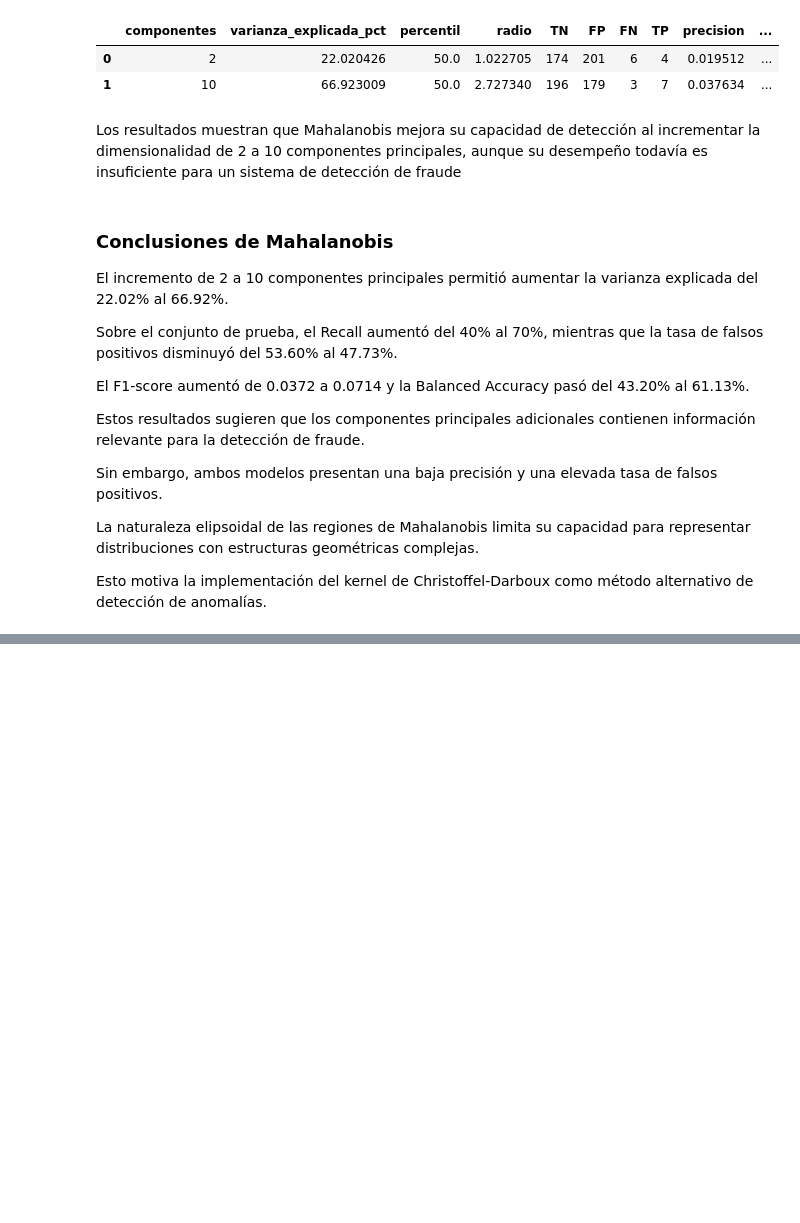
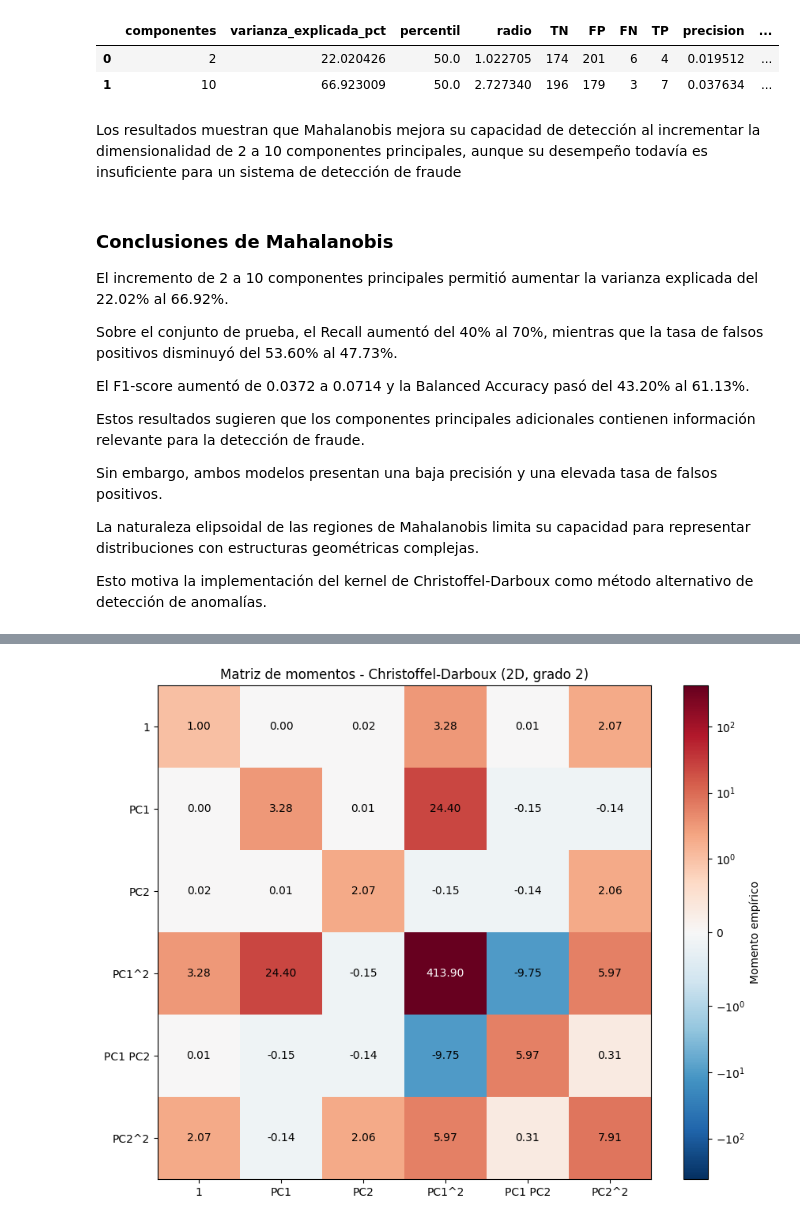
Before and after one commit to IvanSotomyor/financial_fraud_detector, a Jupyter notebook: notebooks/main.ipynb, the cells around one changed output, grey strips where cells are left out. Cells and saved outputs as stored; diff of their text form; code cells hidden in the pictures; blank space fills up the shorter version.

```diff
--- a/notebooks/main.ipynb
+++ b/notebooks/main.ipynb
@@ -2244,0 +2780,18 @@ de anomalías.
+# %%
+N, m = D_legit_2d.shape
+
+# Matriz de momentos empírica
+M_2d = (D_legit_2d.T @ D_legit_2d) / N
+
+print(f"Número de observaciones: {N}")
+print(f"Número de monomios: {m}")
+print(f"Dimensiones de D: {D_legit_2d.shape}")
+print(f"Dimensiones de M: {M_2d.shape}")
+
+df_momentos_2d = pd.DataFrame(
+    M_2d,
+    index=nombres_monomios,
+    columns=nombres_monomios
+)
+
+display(df_momentos_2d.round(4))
@@ -2244,0 +2955,55 @@ de anomalías.
+# %%
+# Visualización de la matriz de momentos
+from matplotlib.colors import SymLogNorm
+
+fig, ax = plt.subplots(figsize=(9, 7))
+
+limite = np.abs(M_2d).max()
+
+im = ax.imshow(
+    M_2d,
+    cmap="RdBu_r",
+    norm=SymLogNorm(
+        linthresh=1,
+        vmin=-limite,
+        vmax=limite
+    )
+)
+
+ax.set_xticks(np.arange(m))
+ax.set_yticks(np.arange(m))
+
+ax.set_xticklabels(nombres_monomios)
+ax.set_yticklabels(nombres_monomios)
+
+for i in range(m):
+    for j in range(m):
+
+        valor = M_2d[i, j]
+
+        color_texto = (
+            "white"
+            if abs(im.norm(valor) - 0.5) > 0.35
+            else "black"
+        )
+
+        ax.text(
+            j, i,
+            f"{valor:.2f}",
+            ha="center",
+            va="center",
+            color=color_texto
+        )
+
+fig.colorbar(
+    im,
+    ax=ax,
+    label="Momento empírico"
+)
+
+ax.set_title("Matriz de momentos - Christoffel-Darboux (2D, grado 2)")
+
+plt.tight_layout()
+plt.show()
+# %% [output]
+[figure, added]
```
Also changed, not shown: parts of 114 cells of this notebook.
